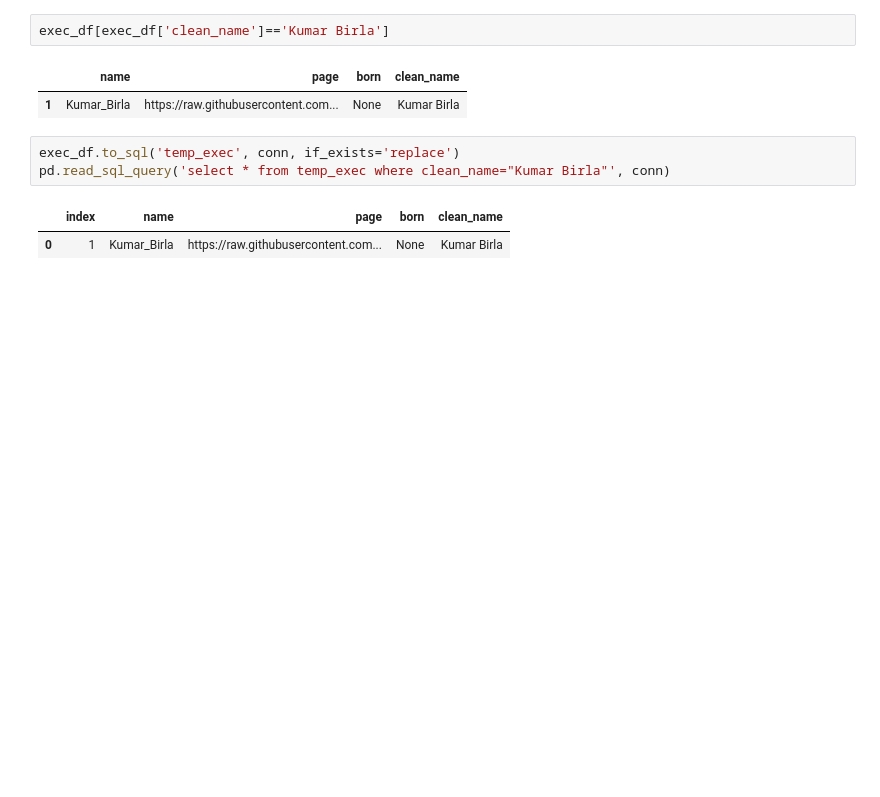
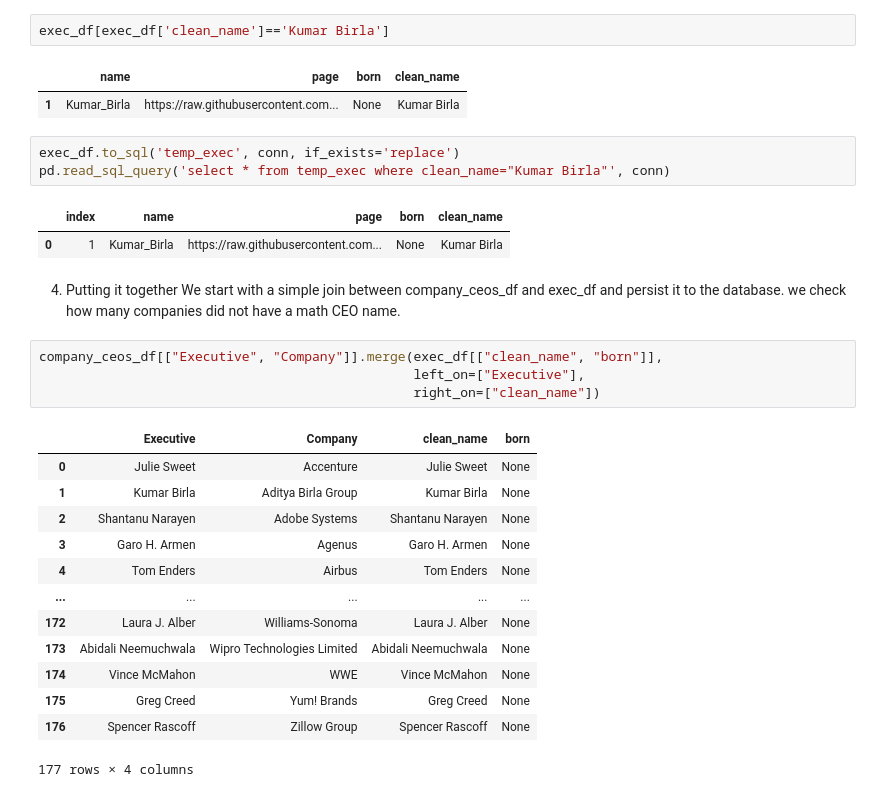
Before and after one commit to OLatinwo/REU-DataScienceProgram, a Jupyter notebook: DataWrangling.ipynb, the cells around one changed output. Cells and saved outputs as stored; diff of their text form; blank space fills up the shorter version.

```diff
--- a/DataWrangling.ipynb
+++ b/DataWrangling.ipynb
@@ -339,3 +339,24 @@ pd.read_sql_query('select * from temp_exec where clean_name="Kumar Birla"', conn
 # %% [output]
 |  | index | name | page | born | clean_name |
 | 0 | 1 | Kumar_Birla | https://raw.githubusercontent.com... | None | Kumar Birla |
+# %% [markdown]
+4. Putting it together
+We start with a simple join between company_ceos_df and exec_df and persist it to the database. we check how many companies did not have a math CEO name.
+# %%
+company_ceos_df[["Executive", "Company"]].merge(exec_df[["clean_name", "born"]],
+                                                left_on=["Executive"],
+                                                right_on=["clean_name"])
+# %% [output]
+|  | Executive | Company | clean_name | born |
+| 0 | Julie Sweet | Accenture | Julie Sweet | None |
+| 1 | Kumar Birla | Aditya Birla Group | Kumar Birla | None |
+| 2 | Shantanu Narayen | Adobe Systems | Shantanu Narayen | None |
+| 3 | Garo H. Armen | Agenus | Garo H. Armen | None |
+| 4 | Tom Enders | Airbus | Tom Enders | None |
+| ... | ... | ... | ... | ... |
+| 172 | Laura J. Alber | Williams-Sonoma | Laura J. Alber | None |
+| 173 | Abidali Neemuchwala | Wipro Technologies Limited | Abidali Neemuchwala | None |
+| 174 | Vince McMahon | WWE | Vince McMahon | None |
+| 175 | Greg Creed | Yum! Brands | Greg Creed | None |
+| 176 | Spencer Rascoff | Zillow Group | Spencer Rascoff | None |
+177 rows × 4 columns
```
Also changed, not shown: parts of 6 cells of this notebook.
